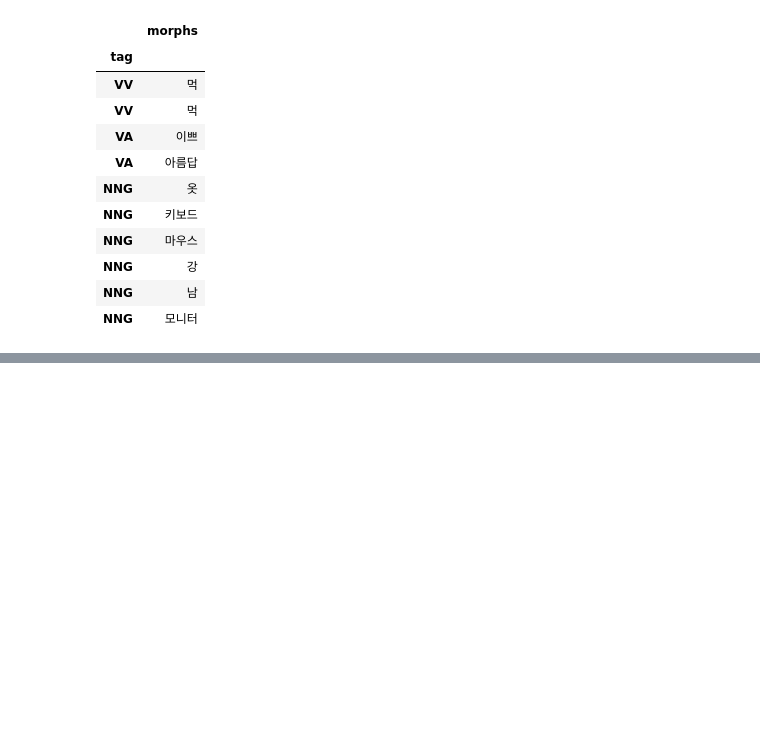
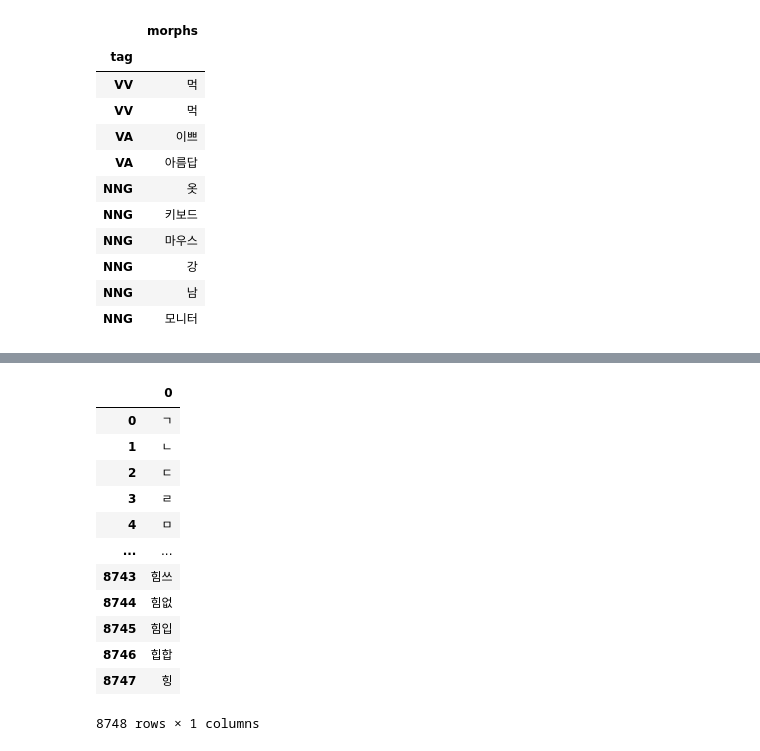
Before and after one commit to rlgus3351/Machine_Learning, a Jupyter notebook: 기초통계/ex12 네이버 영화 감성분석(텍스트마이닝).ipynb, the cells around one changed output, grey strips where cells are left out. Cells and saved outputs as stored; diff of their text form; code cells hidden in the pictures; blank space fills up the shorter version.

```diff
--- a/기초통계/ex12 네이버 영화 감성분석(텍스트마이닝).ipynb
+++ b/기초통계/ex12 네이버 영화 감성분석(텍스트마이닝).ipynb
@@ -293,3 +293,17 @@ d.loc[d.index.intersection(['VV',"VA","NNG"])]
 | NNG | 강 |
 | NNG | 남 |
 | NNG | 모니터 |
+# %%
+# text_train[:3] 실전 적용 함수 만들어보기
+def myTokenizer2(text):
+    # 입력된 데이터를 데이터 프레임화 시키기
+    d = pd.DataFrame(kkma.pos(text), columns=['morphs','tag'])
+
+    # 데이터 프레임의 인덱스 설정하기
+    d.set_index('tag', inplace=True)
+
+    # 동사,형용사, 보통명사만 추출
+    if ('VV' in d.index) | ('VA' in d.index) | ('NNG' in d.index):
+        return d.loc[d.index.intersection(['VV','VA',"NNG"]), 'morphs'].values
+    else:
+        return []
@@ -295,0 +331,3 @@ d.loc[d.index.intersection(['VV',"VA","NNG"])]
+# %%
+final_tf_idf = TfidfVectorizer(tokenizer=myTokenizer2)
+final_tf_idf.fit(text_train[:10000])
@@ -295,0 +398,17 @@ d.loc[d.index.intersection(['VV',"VA","NNG"])]
+# %%
+voc = pd.DataFrame(final_tf_idf.vocabulary_.keys(), index=final_tf_idf.vocabulary_.values())
+voc.sort_index(ascending=True)
+# %% [output]
+|  | 0 |
+| 0 | ㄱ |
+| 1 | ㄴ |
+| 2 | ㄷ |
+| 3 | ㄹ |
+| 4 | ㅁ |
+| ... | ... |
+| 8743 | 힘쓰 |
+| 8744 | 힘없 |
+| 8745 | 힘입 |
+| 8746 | 힙합 |
+| 8747 | 힝 |
+8748 rows × 1 columns
```
Also changed, not shown: parts of 13 cells of this notebook, 4 other files.
